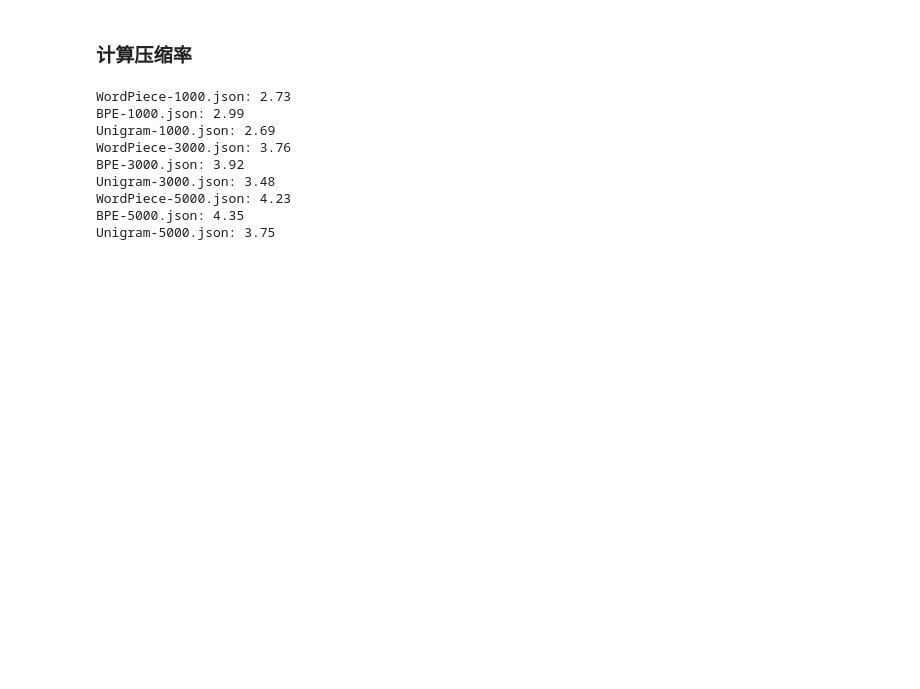
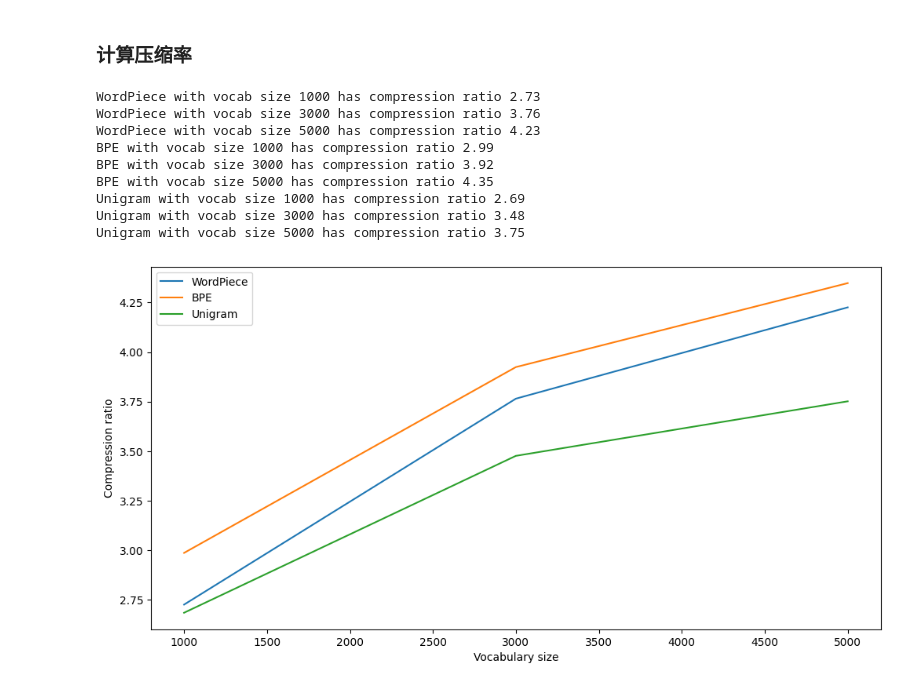
Before and after one commit to SunnyYYLin/token-scratch, a Jupyter notebook: subword.ipynb, the cells around one changed output. Drawn from its saved outputs; the diff is of its cells as text; code cells hidden in the pictures; blank space fills up the shorter version.

```diff
--- a/subword.ipynb
+++ b/subword.ipynb
@@ -26,10 +26,10 @@ from itertools import product
 from tokenizers import Tokenizer
 from tokenizers.models import WordPiece, BPE, Unigram
 from tokenizers.trainers import WordPieceTrainer, BpeTrainer, UnigramTrainer
-from tokenizers.pre_tokenizers import Whitespace
+from tokenizers.pre_tokenizers import Whitespace, Sequence, ByteLevel
 
 VOCAB_SIZE = [1000, 3000, 5000]
-NAME_TEMPLATE = "{model}-{vocab_size}.json"
+NAME_TEMPLATE = "{lang}-{model}-{vocab_size}.json"
 TOKENIZER_DIR = Path("./tokenizers")
 if not TOKENIZER_DIR.exists():
     TOKENIZER_DIR.mkdir()
@@ -38,13 +38,17 @@ trainers = [WordPieceTrainer, BpeTrainer, UnigramTrainer]
 
 
 for vocab_size, (model, trainer) in product(VOCAB_SIZE, zip(models, trainers)):
+    file_name = NAME_TEMPLATE.format(lang='en', model=model.__name__, vocab_size=vocab_size)
+    tokenizer_path = TOKENIZER_DIR / file_name
+    # if tokenizer_path.exists():
+    #     print(f"Skipping {model.__name__} with vocab size {vocab_size}")
+    #     continue
     print(f"Training {model.__name__} with vocab size {vocab_size}")
     tokenizer = Tokenizer(model())
-    tokenizer.pre_tokenizer = Whitespace()
+    tokenizer.pre_tokenizer = ByteLevel()
     trainer = trainer(vocab_size=vocab_size, special_tokens=["[UNK]"])
     tokenizer.train([str(DATA_DIR / f'{DATASET_NAME}.{lang}')], trainer)
-    file_name = NAME_TEMPLATE.format(model=model.__name__, vocab_size=vocab_size)
-    tokenizer.save(str(TOKENIZER_DIR / file_name))
+    tokenizer.save(tokenizer_path.as_posix())
 # %% [output]
 Training WordPiece with vocab size 1000
 
@@ -66,24 +70,38 @@ Training Unigram with vocab size 5000
 # %% [markdown]
 ### 计算压缩率
 # %%
-def compute_compression_ratio(text, tokenizer):
+import matplotlib.pyplot as plt
+from tokenizers import Tokenizer
+
+def compute_compression_ratio(text, tokenizer: Tokenizer):
     num_utf8_bytes = len(text.encode('utf-8'))
     encoded_ids = tokenizer.encode(text)
     num_encoded_ids = len(encoded_ids.ids)
     return num_utf8_bytes / num_encoded_ids
 
-for vocab_size, (model, trainer) in product(VOCAB_SIZE, zip(models, trainers)):
-    file_name = NAME_TEMPLATE.format(model=model.__name__, vocab_size=vocab_size)
-    tokenizer = Tokenizer.from_file(str(TOKENIZER_DIR / file_name))
-    ratio = compute_compression_ratio(text, tokenizer)
-    print(f"{file_name}: {ratio:.2f}")
+# plot curves, grouped by model
+fig, ax = plt.subplots(figsize=(12, 6))
+for model in models:
+    ratios = []
+    for vocab_size in VOCAB_SIZE:
+        file_name = NAME_TEMPLATE.format(lang=lang, model=model.__name__, vocab_size=vocab_size)
+        tokenizer = Tokenizer.from_file(str(TOKENIZER_DIR / file_name))
+        ratio = compute_compression_ratio(text, tokenizer)
+        ratios.append(ratio)
+        print(f"{model.__name__} with vocab size {vocab_size} has compression ratio {ratio:.2f}")
+    ax.plot(VOCAB_SIZE, ratios, label=model.__name__)
+ax.set_xlabel("Vocabulary size")
+ax.set_ylabel("Compression ratio")
+ax.legend()
+plt.show()
 # %% [output]
-WordPiece-1000.json: 2.73
-BPE-1000.json: 2.99
-Unigram-1000.json: 2.69
-WordPiece-3000.json: 3.76
-BPE-3000.json: 3.92
-Unigram-3000.json: 3.48
-WordPiece-5000.json: 4.23
-BPE-5000.json: 4.35
-Unigram-5000.json: 3.75
+WordPiece with vocab size 1000 has compression ratio 2.73
+WordPiece with vocab size 3000 has compression ratio 3.76
+WordPiece with vocab size 5000 has compression ratio 4.23
+BPE with vocab size 1000 has compression ratio 2.99
+BPE with vocab size 3000 has compression ratio 3.92
+BPE with vocab size 5000 has compression ratio 4.35
+Unigram with vocab size 1000 has compression ratio 2.69
+Unigram with vocab size 3000 has compression ratio 3.48
+Unigram with vocab size 5000 has compression ratio 3.75
+[figure, added]
```
Also changed, not shown: parts of 2 cells of this notebook, 8 other files.
